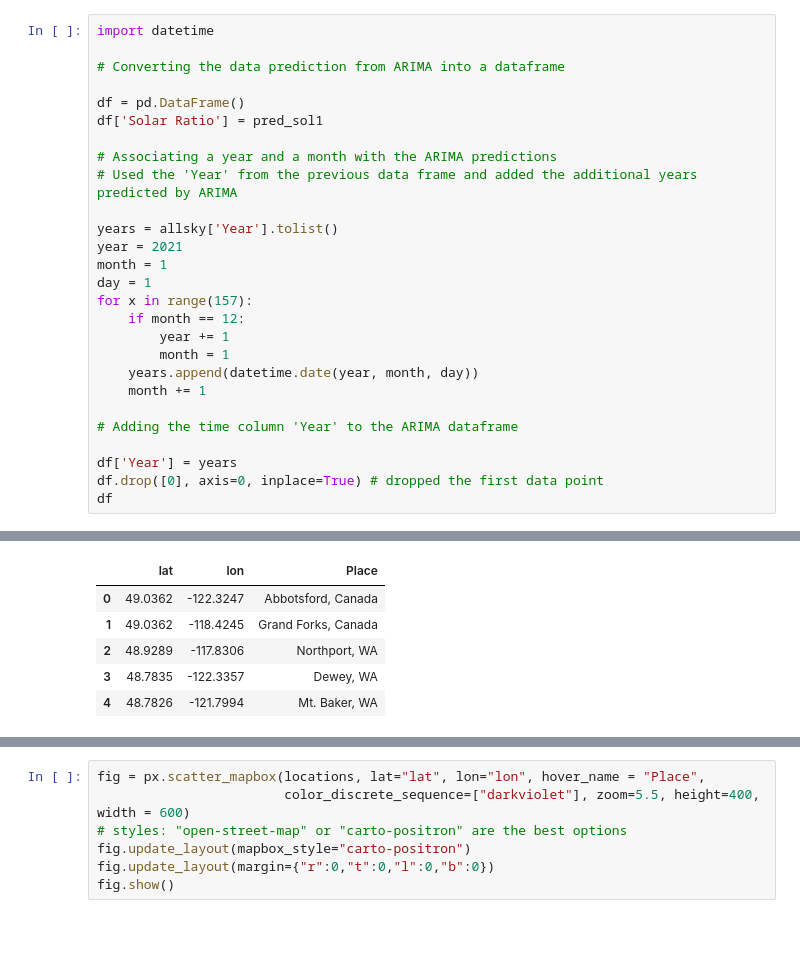
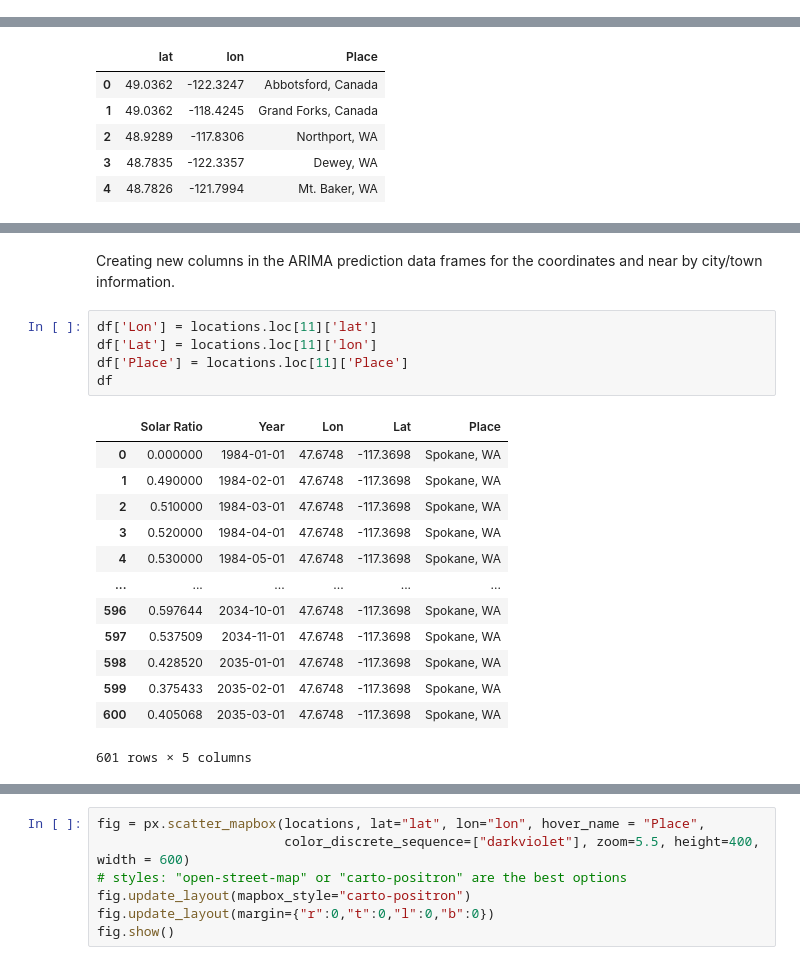
Before and after one commit to Solar-Wind-ML-DIRECT-2022-Project/2022-Project-Repo, a Jupyter notebook: SERF/Plotly.ipynb, the cells around one changed output, grey strips where cells are left out. Drawn from its saved outputs; the diff is of its cells as text; blank space fills up the shorter version.

```diff
--- a/SERF/Plotly.ipynb
+++ b/SERF/Plotly.ipynb
@@ -83,27 +122,0 @@ pred_sol1 = model_fit.predict(start = 0, end = 600)
-# %%
-import datetime
-
-# Converting the data prediction from ARIMA into a dataframe
-
-df = pd.DataFrame()
-df['Solar Ratio'] = pred_sol1
-
-# Associating a year and a month with the ARIMA predictions
-# Used the 'Year' from the previous data frame and added the additional years predicted by ARIMA
-
-years = allsky['Year'].tolist()
-year = 2021
-month = 1
-day = 1
-for x in range(157):
-    if month == 12:
-        year += 1
-        month = 1
-    years.append(datetime.date(year, month, day))
-    month += 1
-
-# Adding the time column 'Year' to the ARIMA dataframe
-
-df['Year'] = years
-df.drop([0], axis=0, inplace=True) # dropped the first data point
-df
@@ -169,0 +276,21 @@ First map example using Plotly. It only has the coordinates and location. Here I
+# %% [markdown]
+Creating new columns in the ARIMA prediction data frames for the coordinates and near by city/town information.
+# %%
+df['Lon'] = locations.loc[11]['lat']
+df['Lat'] = locations.loc[11]['lon']
+df['Place'] = locations.loc[11]['Place']
+df
+# %% [output]
+|  | Solar Ratio | Year | Lon | Lat | Place |
+| 0 | 0.000000 | 1984-01-01 | 47.6748 | -117.3698 | Spokane, WA |
+| 1 | 0.490000 | 1984-02-01 | 47.6748 | -117.3698 | Spokane, WA |
+| 2 | 0.510000 | 1984-03-01 | 47.6748 | -117.3698 | Spokane, WA |
+| 3 | 0.520000 | 1984-04-01 | 47.6748 | -117.3698 | Spokane, WA |
+| 4 | 0.530000 | 1984-05-01 | 47.6748 | -117.3698 | Spokane, WA |
+| ... | ... | ... | ... | ... | ... |
+| 596 | 0.597644 | 2034-10-01 | 47.6748 | -117.3698 | Spokane, WA |
+| 597 | 0.537509 | 2034-11-01 | 47.6748 | -117.3698 | Spokane, WA |
+| 598 | 0.428520 | 2035-01-01 | 47.6748 | -117.3698 | Spokane, WA |
+| 599 | 0.375433 | 2035-02-01 | 47.6748 | -117.3698 | Spokane, WA |
+| 600 | 0.405068 | 2035-03-01 | 47.6748 | -117.3698 | Spokane, WA |
+601 rows × 5 columns
```
Also changed, not shown: parts of 40 cells of this notebook, 2 other files.
